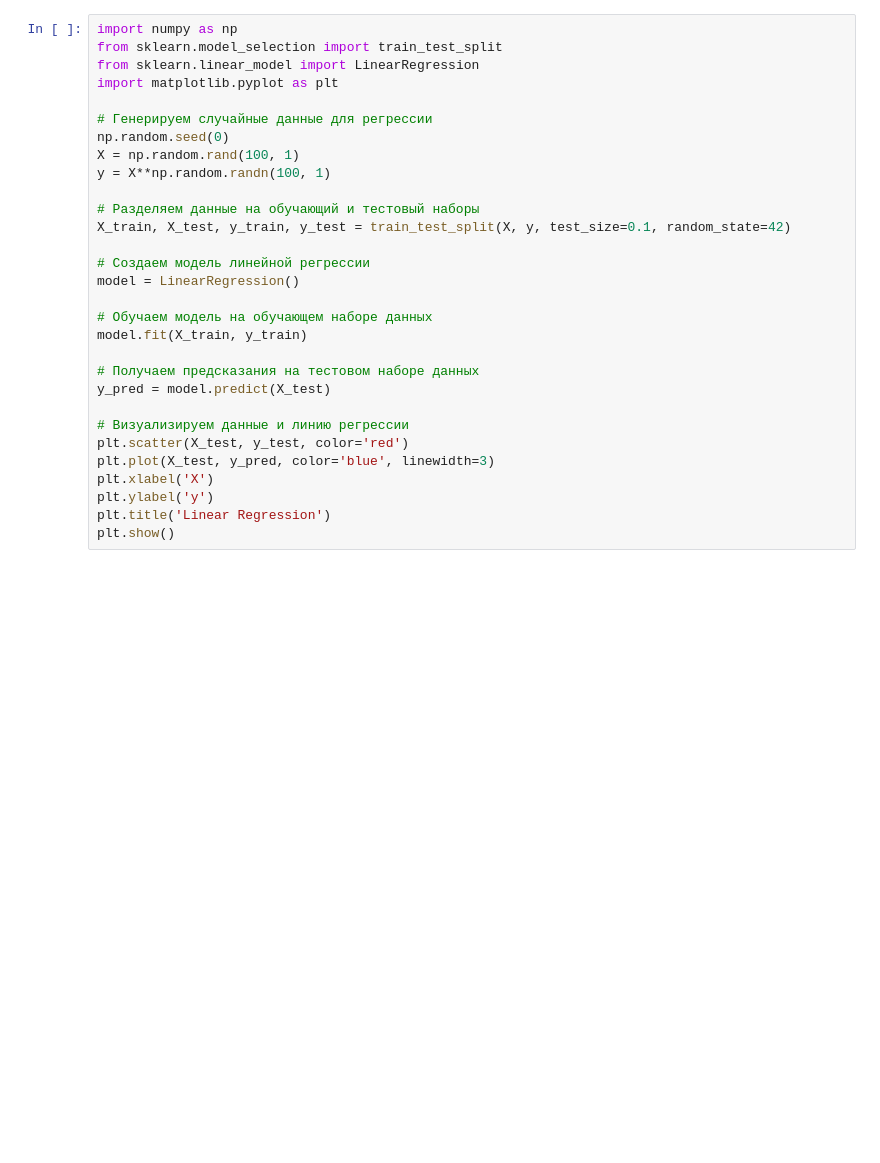
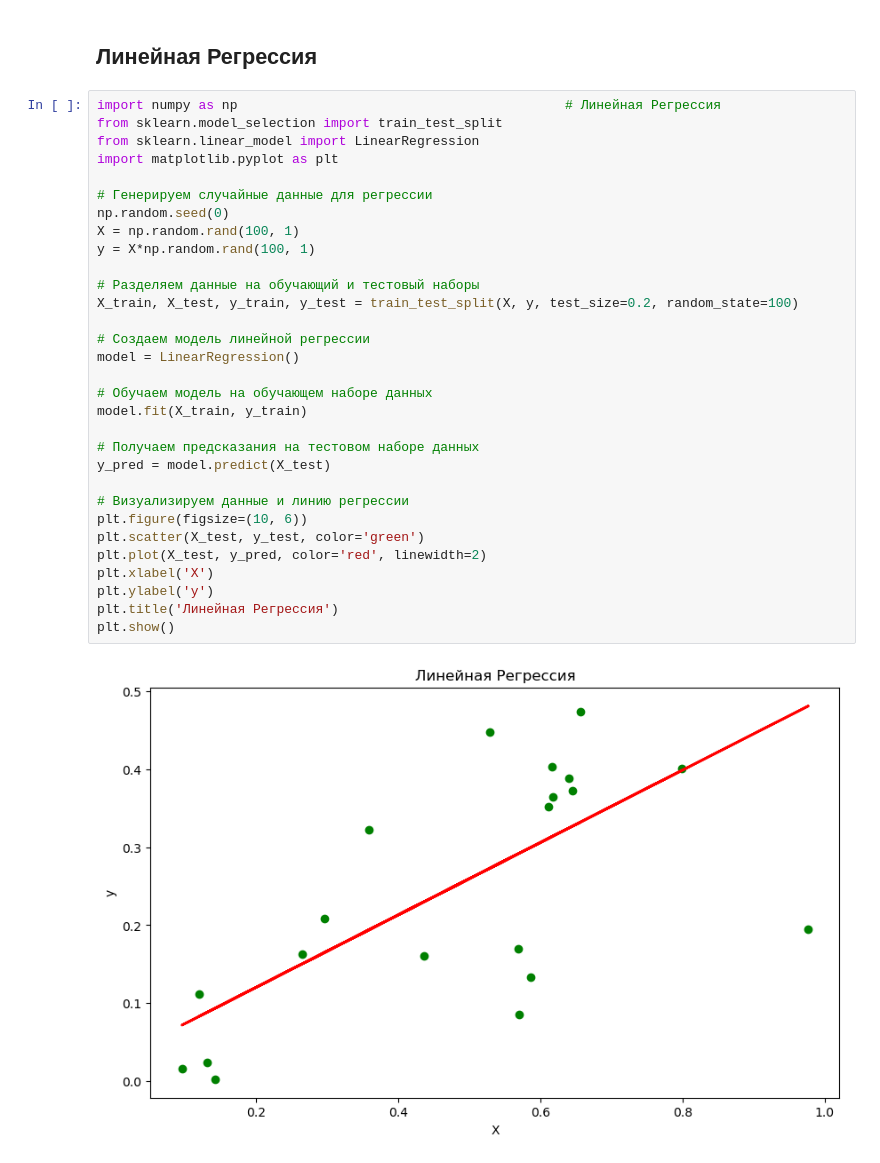
Before and after one commit to V4DoS/Python, a Jupyter notebook: Machine learning.ipynb, the cells around one changed output. Cells and saved outputs as stored; diff of their text form; blank space fills up the shorter version.

```diff
--- a/Machine learning.ipynb
+++ b/Machine learning.ipynb
@@ -1,30 +1,35 @@
+# %% [markdown]
+## Линейная Регрессия
 # %%
-import numpy as np
+import numpy as np                                          # Линейная Регрессия
 from sklearn.model_selection import train_test_split
 from sklearn.linear_model import LinearRegression
 import matplotlib.pyplot as plt
 
 # Генерируем случайные данные для регрессии
 np.random.seed(0)
 X = np.random.rand(100, 1)
-y = X**np.random.randn(100, 1)
+y = X*np.random.rand(100, 1)
 
 # Разделяем данные на обучающий и тестовый наборы
-X_train, X_test, y_train, y_test = train_test_split(X, y, test_size=0.1, random_state=42)
+X_train, X_test, y_train, y_test = train_test_split(X, y, test_size=0.2, random_state=100)
 
 # Создаем модель линейной регрессии
 model = LinearRegression()
 
 # Обучаем модель на обучающем наборе данных
 model.fit(X_train, y_train)
 
 # Получаем предсказания на тестовом наборе данных
 y_pred = model.predict(X_test)
 
 # Визуализируем данные и линию регрессии
-plt.scatter(X_test, y_test, color='red')
-plt.plot(X_test, y_pred, color='blue', linewidth=3)
+plt.figure(figsize=(10, 6))
+plt.scatter(X_test, y_test, color='green')
+plt.plot(X_test, y_pred, color='red', linewidth=2)
 plt.xlabel('X')
 plt.ylabel('y')
-plt.title('Linear Regression')
+plt.title('Линейная Регрессия')
 plt.show()
+# %% [output]
+[figure, added]
```
Also changed, not shown: parts of 4 cells of this notebook, 2 other files.
